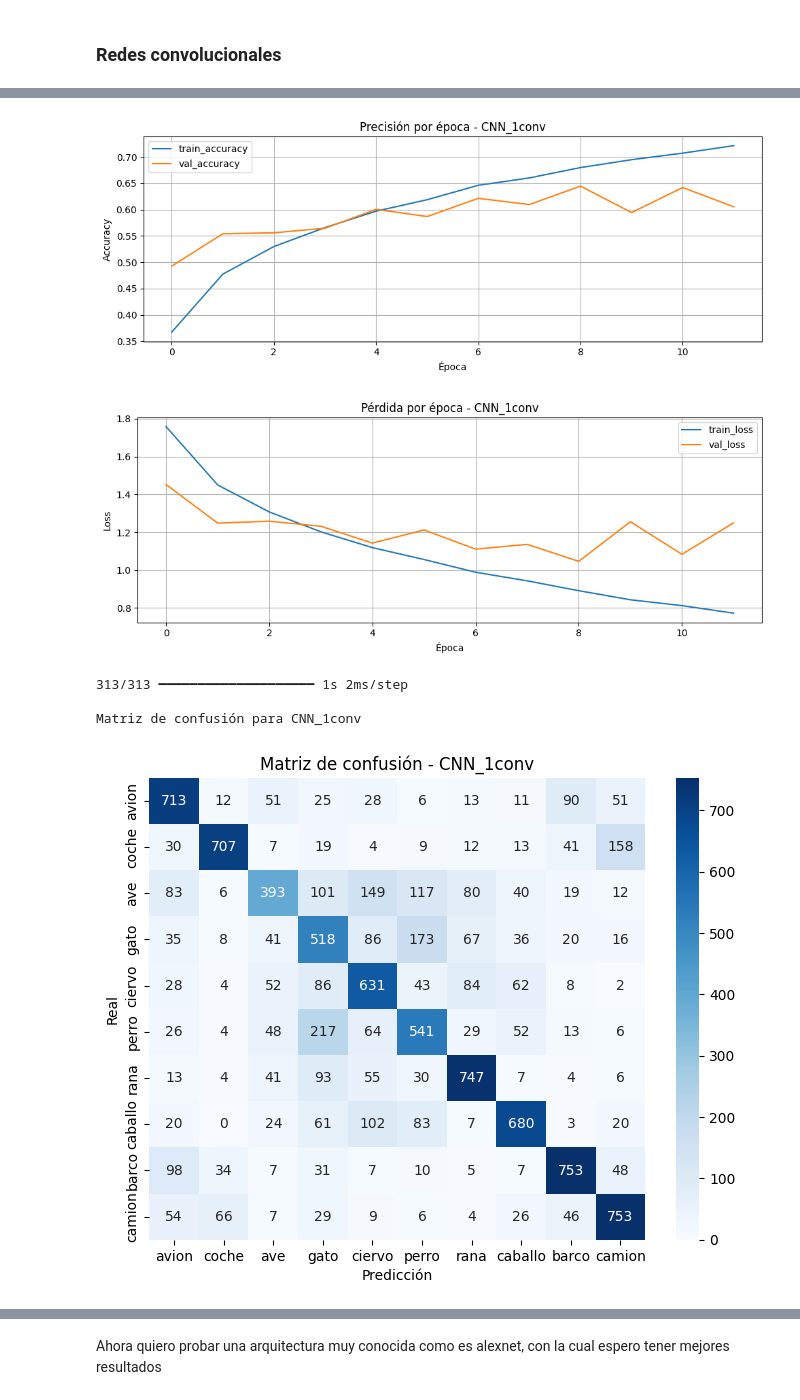
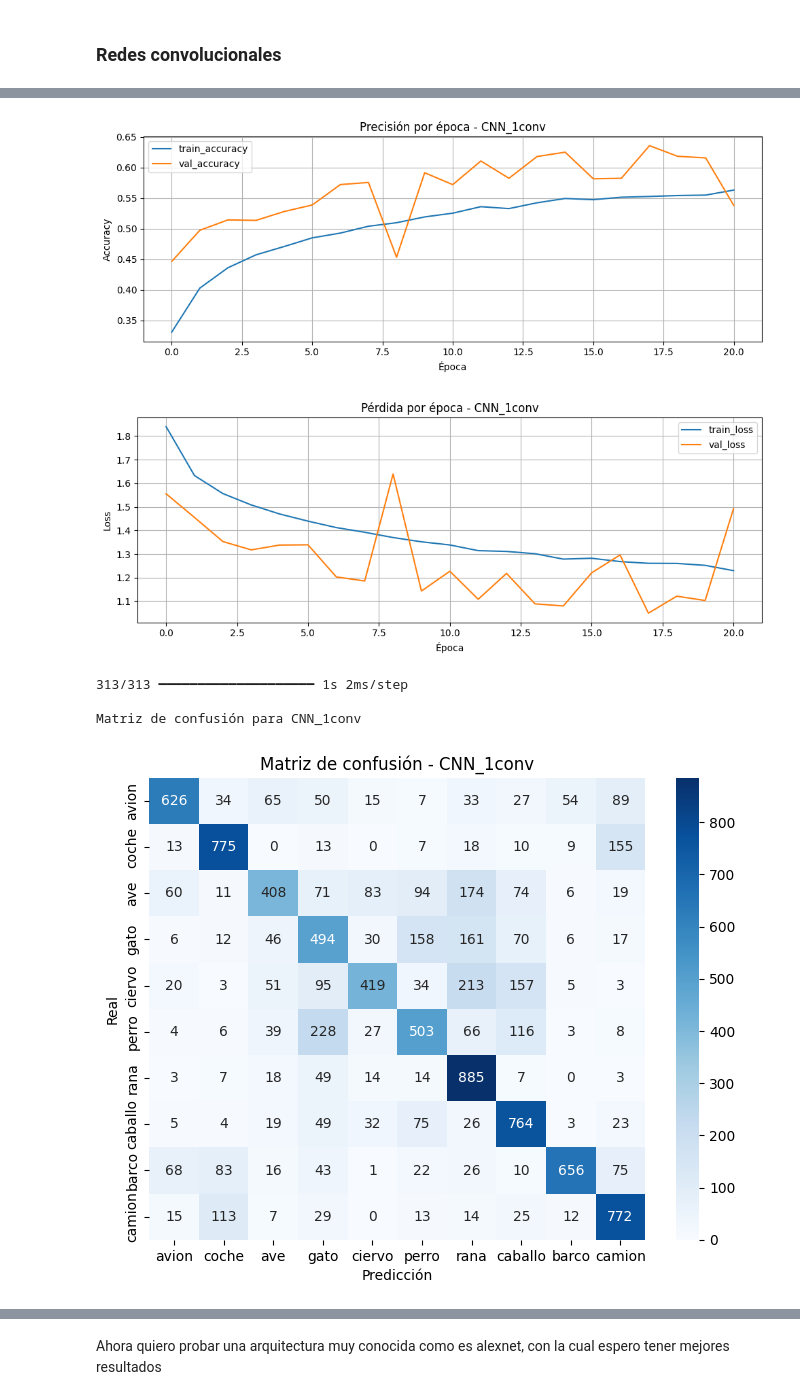
Before and after one commit to cabamarcos/CIFAR10_CNN, a Jupyter notebook: muinar06_act2_individual.ipynb, the cells around one changed output, grey strips where cells are left out. Saved outputs shown, nothing was run; the diff lists cells and outputs as text; code cells hidden in the pictures.

```diff
--- a/muinar06_act2_individual.ipynb
+++ b/muinar06_act2_individual.ipynb
@@ -56 +85,9 @@ MAP_ELEMENTS = {
+# %%
+(X, Y), (x_test, y_test) = cifar10.load_data()
+
+X = X.astype('float32') / 255.
+x_test = x_test.astype('float32') / 255.
+
+x_train, x_valid, y_train, y_valid = train_test_split(
+    X, Y, test_size=0.2, random_state=42, stratify=Y)
 # %%
@@ -75,3 +117,14 @@ print(y_test_one_hot.shape)
+# %%
+train_datagen = ImageDataGenerator(
+    rotation_range=15,
+    width_shift_range=0.1,
+    height_shift_range=0.1,
+    horizontal_flip=True,
+    zoom_range=0.1,
+    fill_mode='nearest'
+)
+
+train_generator = train_datagen.flow(x_train, y_train_one_hot, batch_size=64)
 # %% [markdown]
 ## Ejercicio
 
@@ -177,7 +234,8 @@ for config in model_configs:
 
     history = model.fit(x_train_flat, y_train_one_hot,
                         validation_data=(x_valid_flat, y_valid_one_hot),
-                        epochs=20, batch_size=64, verbose=1)
+                        callbacks=[early_stop],
+                        epochs=50, batch_size=64, verbose=1)
 
     # Evaluación
     y_pred_probs = model.predict(x_test_flat)
@@ -324,10 +382,7 @@ for name, num_convs in cnn_configs.items():
     print(f"\nResumen del modelo {name}:")
     model.summary()
 
-    # Early stopping
-    early_stop = EarlyStopping(monitor='val_loss', patience=3, restore_best_weights=True)
-
-    history = model.fit(x_train, y_train_one_hot,
+    history = model.fit(train_generator,
                         validation_data=(x_valid, y_valid_one_hot),
                         epochs=30,
                         batch_size=64,
@@ -432,9 +487,9 @@ Epoch 12/30
-[figure, old version]
+[figure, new version]
-[figure, old version]
+[figure, new version]
 313/313 ━━━━━━━━━━━━━━━━━━━━ 1s 2ms/step
 
 Matriz de confusión para CNN_1conv
-[figure, old version]
+[figure, new version]
 Entrenando modelo: CNN_2conv
 
 Resumen del modelo CNN_2conv:
```
Also changed, not shown: parts of 27 cells of this notebook.
